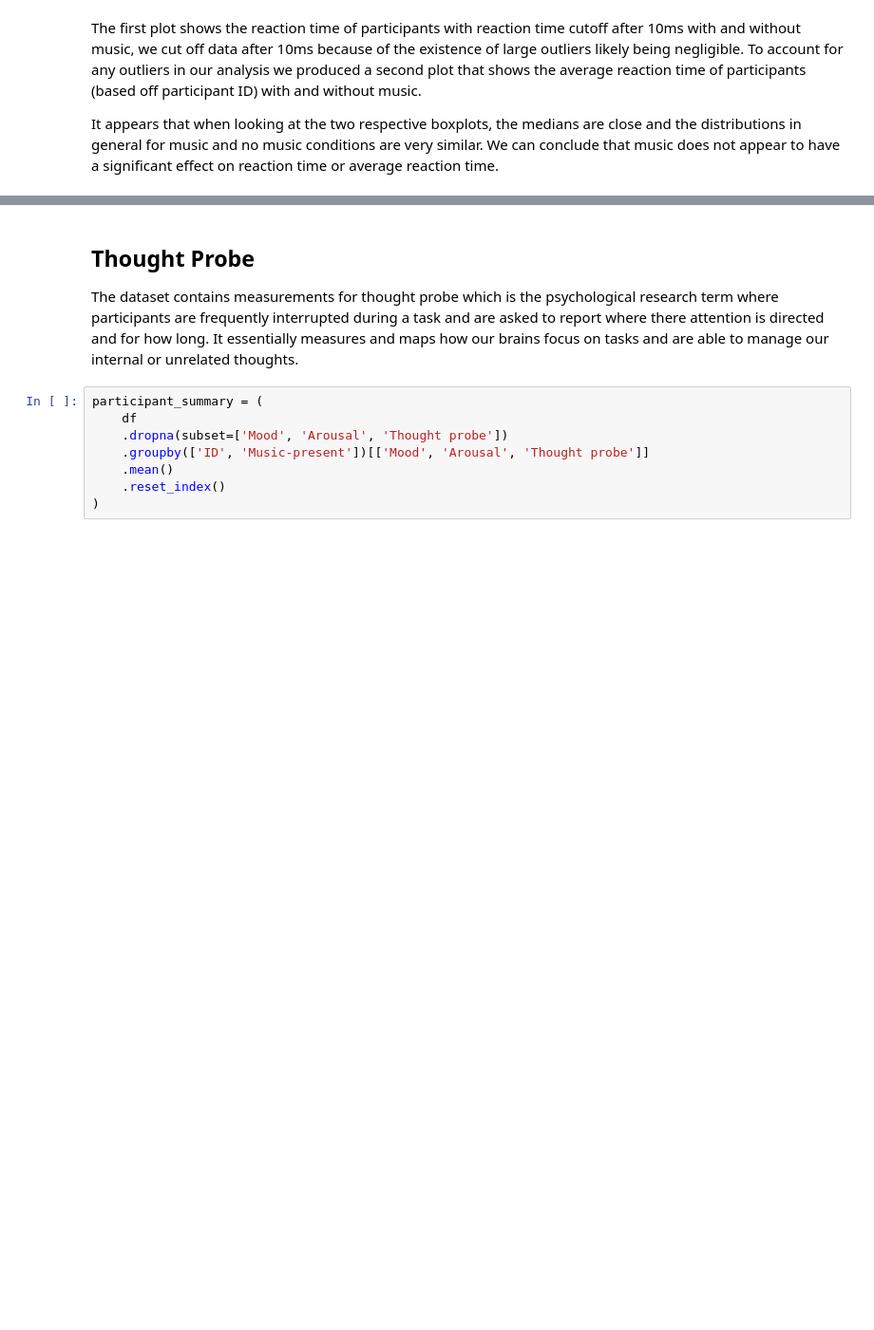
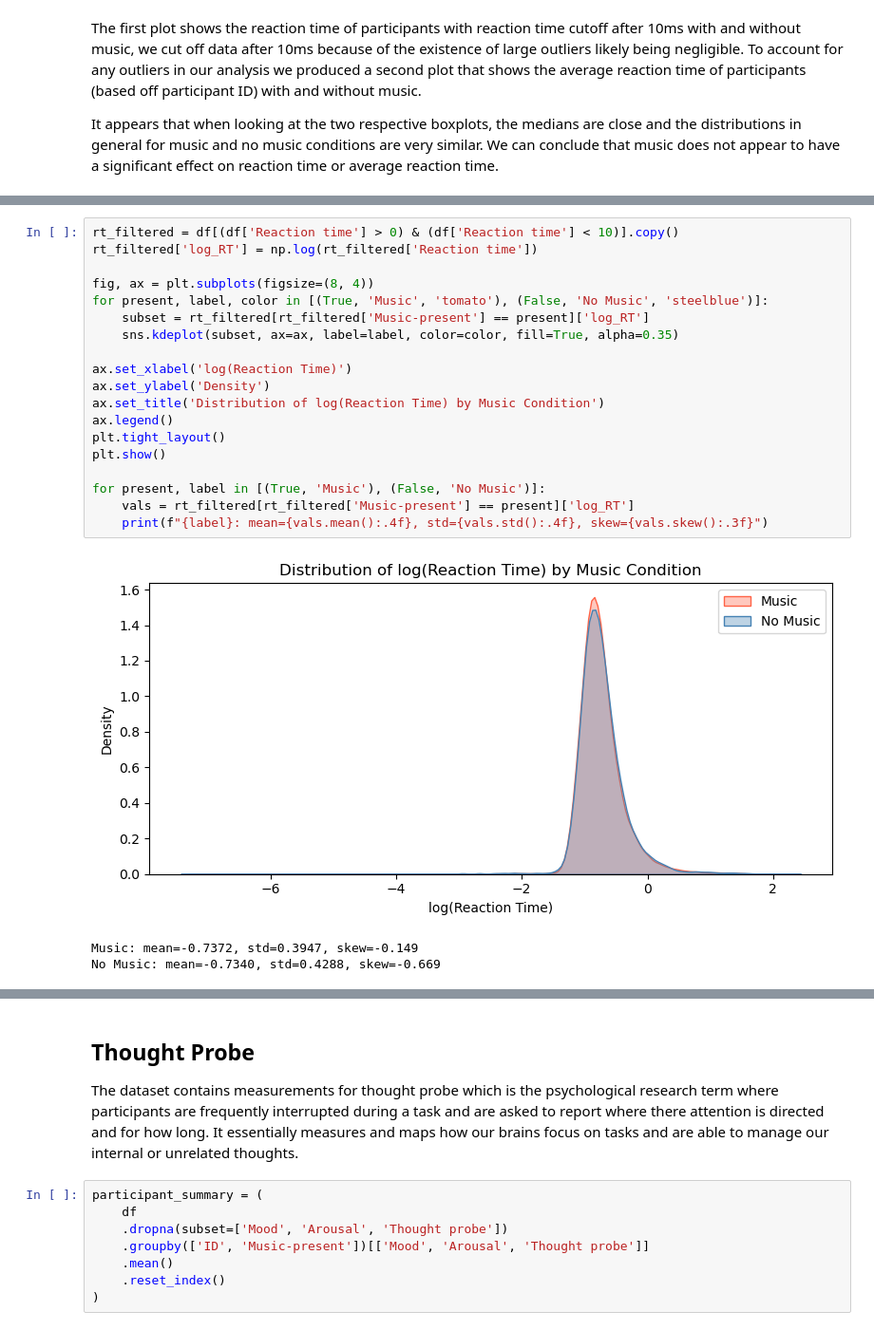
Before and after one commit to COGS108/Group-SP26-097, a Jupyter notebook: modules/eda_notebooks/kl_eda.ipynb, the cells around one changed output, grey strips where cells are left out. Shown at 95% size. Drawn from its saved outputs; the diff is of its cells as text; blank space fills up the shorter version.

```diff
--- a/modules/eda_notebooks/kl_eda.ipynb
+++ b/modules/eda_notebooks/kl_eda.ipynb
@@ -117,0 +152,23 @@ It appears that when looking at the two respective boxplots, the medians are clo
+# %%
+rt_filtered = df[(df['Reaction time'] > 0) & (df['Reaction time'] < 10)].copy()
+rt_filtered['log_RT'] = np.log(rt_filtered['Reaction time'])
+
+fig, ax = plt.subplots(figsize=(8, 4))
+for present, label, color in [(True, 'Music', 'tomato'), (False, 'No Music', 'steelblue')]:
+    subset = rt_filtered[rt_filtered['Music-present'] == present]['log_RT']
+    sns.kdeplot(subset, ax=ax, label=label, color=color, fill=True, alpha=0.35)
+
+ax.set_xlabel('log(Reaction Time)')
+ax.set_ylabel('Density')
+ax.set_title('Distribution of log(Reaction Time) by Music Condition')
+ax.legend()
+plt.tight_layout()
+plt.show()
+
+for present, label in [(True, 'Music'), (False, 'No Music')]:
+    vals = rt_filtered[rt_filtered['Music-present'] == present]['log_RT']
+    print(f"{label}: mean={vals.mean():.4f}, std={vals.std():.4f}, skew={vals.skew():.3f}")
+# %% [output]
+[figure, added]
+Music: mean=-0.7372, std=0.3947, skew=-0.149
+No Music: mean=-0.7340, std=0.4288, skew=-0.669
```
Also changed, not shown: parts of 23 cells of this notebook, 9 other files.
